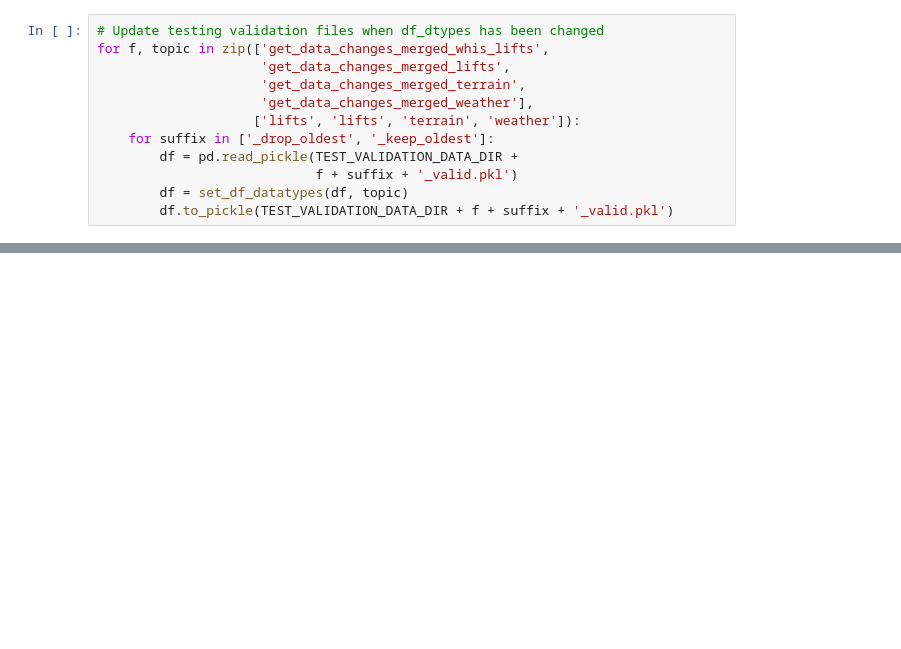
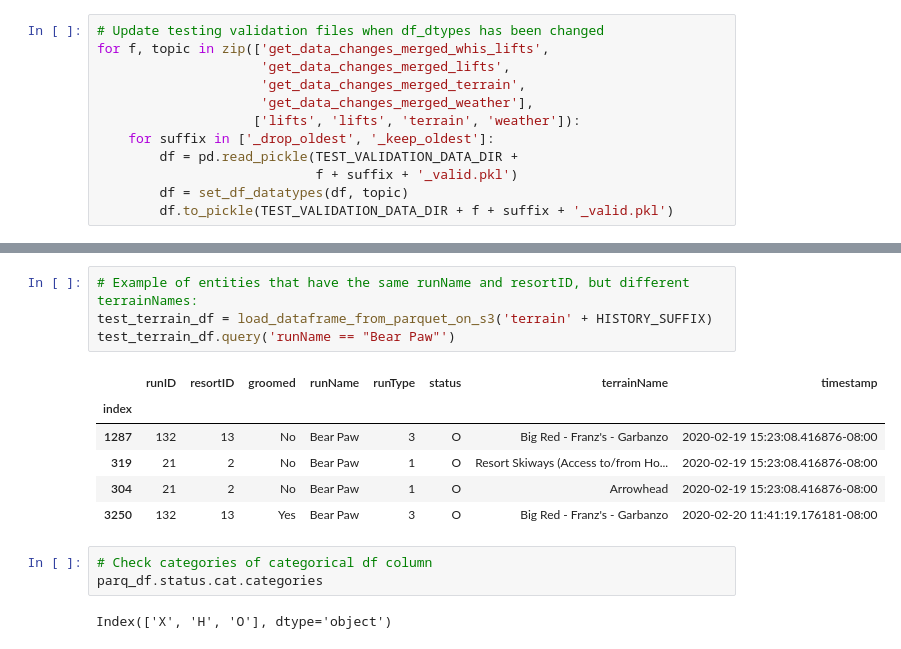
Before and after one commit to Pall-v/snowbot, a Jupyter notebook: notebooks/2.0-pv-process-json.ipynb, the cells around one changed output, grey strips where cells are left out. Drawn from its saved outputs; the diff is of its cells as text; blank space fills up the shorter version.

```diff
--- a/notebooks/2.0-pv-process-json.ipynb
+++ b/notebooks/2.0-pv-process-json.ipynb
@@ -1401,0 +1237,16 @@ for f, topic in zip(['get_data_changes_merged_whis_lifts',
+# %%
+# Example of entities that have the same runName and resortID, but different terrainNames:
+test_terrain_df = load_dataframe_from_parquet_on_s3('terrain' + HISTORY_SUFFIX)
+test_terrain_df.query('runName == "Bear Paw"')
+# %% [output]
+|  | runID | resortID | groomed | runName | runType | status | terrainName | timestamp |
+| index |  |  |  |  |  |  |  |  |
+| 1287 | 132 | 13 | No | Bear Paw | 3 | O | Big Red - Franz's - Garbanzo | 2020-02-19 15:23:08.416876-08:00 |
+| 319 | 21 | 2 | No | Bear Paw | 1 | O | Resort Skiways (Access to/from Ho... | 2020-02-19 15:23:08.416876-08:00 |
+| 304 | 21 | 2 | No | Bear Paw | 1 | O | Arrowhead | 2020-02-19 15:23:08.416876-08:00 |
+| 3250 | 132 | 13 | Yes | Bear Paw | 3 | O | Big Red - Franz's - Garbanzo | 2020-02-20 11:41:19.176181-08:00 |
+# %%
+# Check categories of categorical df column
+parq_df.status.cat.categories
+# %% [output]
+Index(['X', 'H', 'O'], dtype='object')
```
Also changed, not shown: parts of 59 cells of this notebook, 1 other file.
